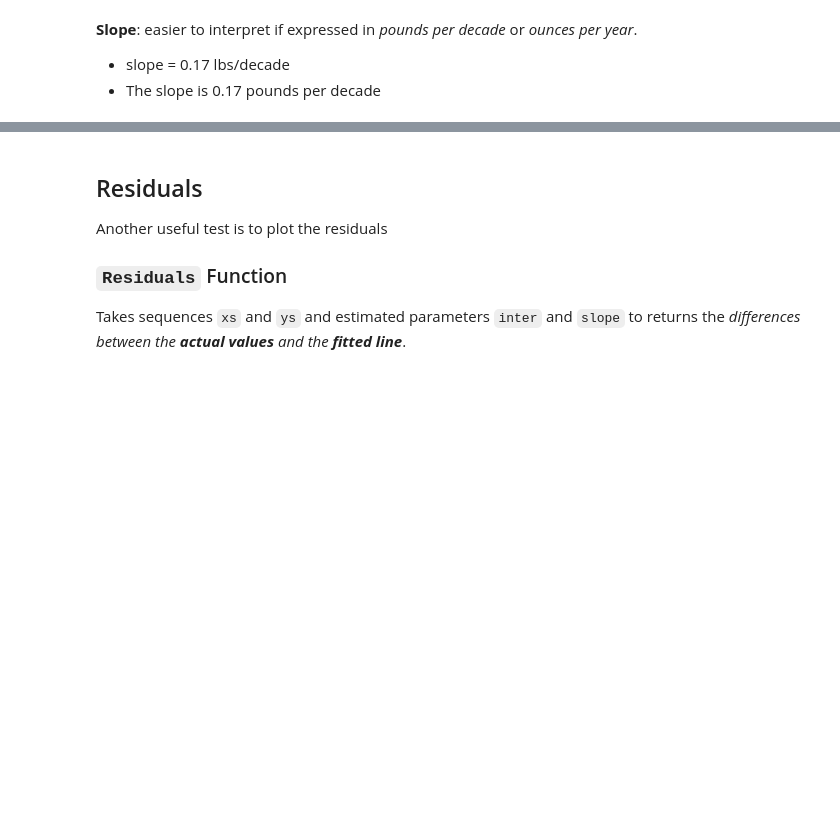
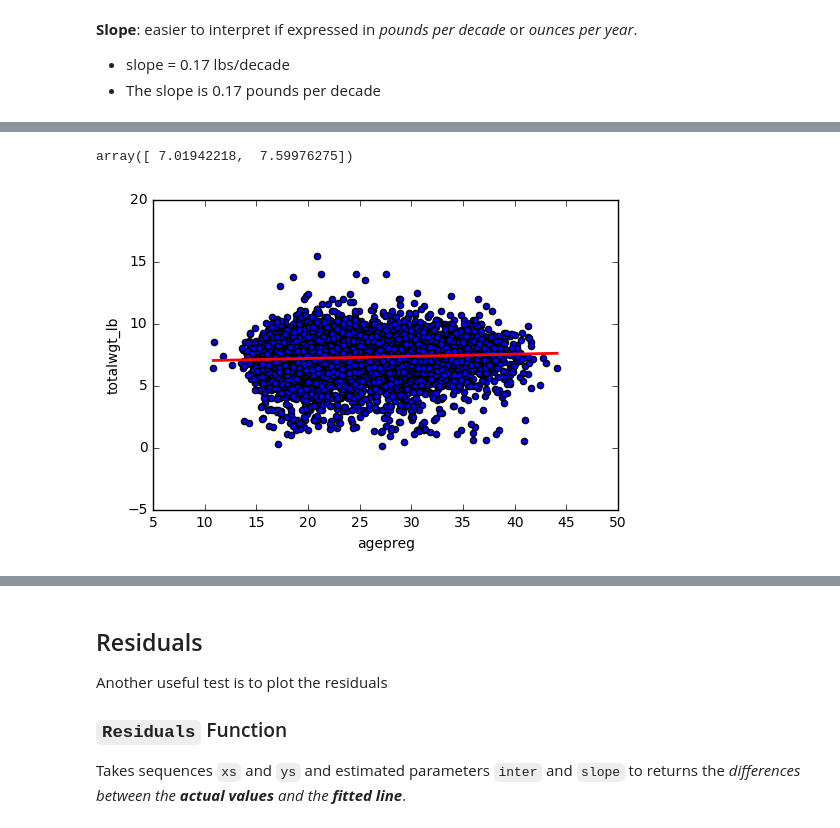
Before and after one commit to cpnguyen5/stats_comp_notes, a Jupyter notebook: core_topics/10 - Linear Least Squares.ipynb, the cells around one changed output, grey strips where cells are left out. Drawn from its saved outputs; the diff is of its cells as text; code cells hidden in the pictures; blank space fills up the shorter version.

```diff
--- a/core_topics/10 - Linear Least Squares.ipynb
+++ b/core_topics/10 - Linear Least Squares.ipynb
@@ -179,0 +320,7 @@ plt.show()
+# %%
+import statsmodels.formula.api as smf
+
+formula = 'totalwgt_lb~agepreg'
+model = smf.ols(formula, data=live)
+results = model.fit()
+results
@@ -179,0 +410,12 @@ plt.show()
+# %%
+data_extremes = pd.DataFrame({'agepreg':[live.agepreg.min(), live.agepreg.max()]})
+preds = results.predict(data_extremes)
+preds
+# %% [output]
+array([ 7.01942218,  7.59976275])
+# %%
+live.plot(kind='scatter', x='agepreg', y='totalwgt_lb') # observed data
+plt.plot(data_extremes, preds, c='red', linewidth=2)
+plt.show()
+# %% [output]
+[figure, added]
```
Also changed, not shown: parts of 115 cells of this notebook, 1 other file.
